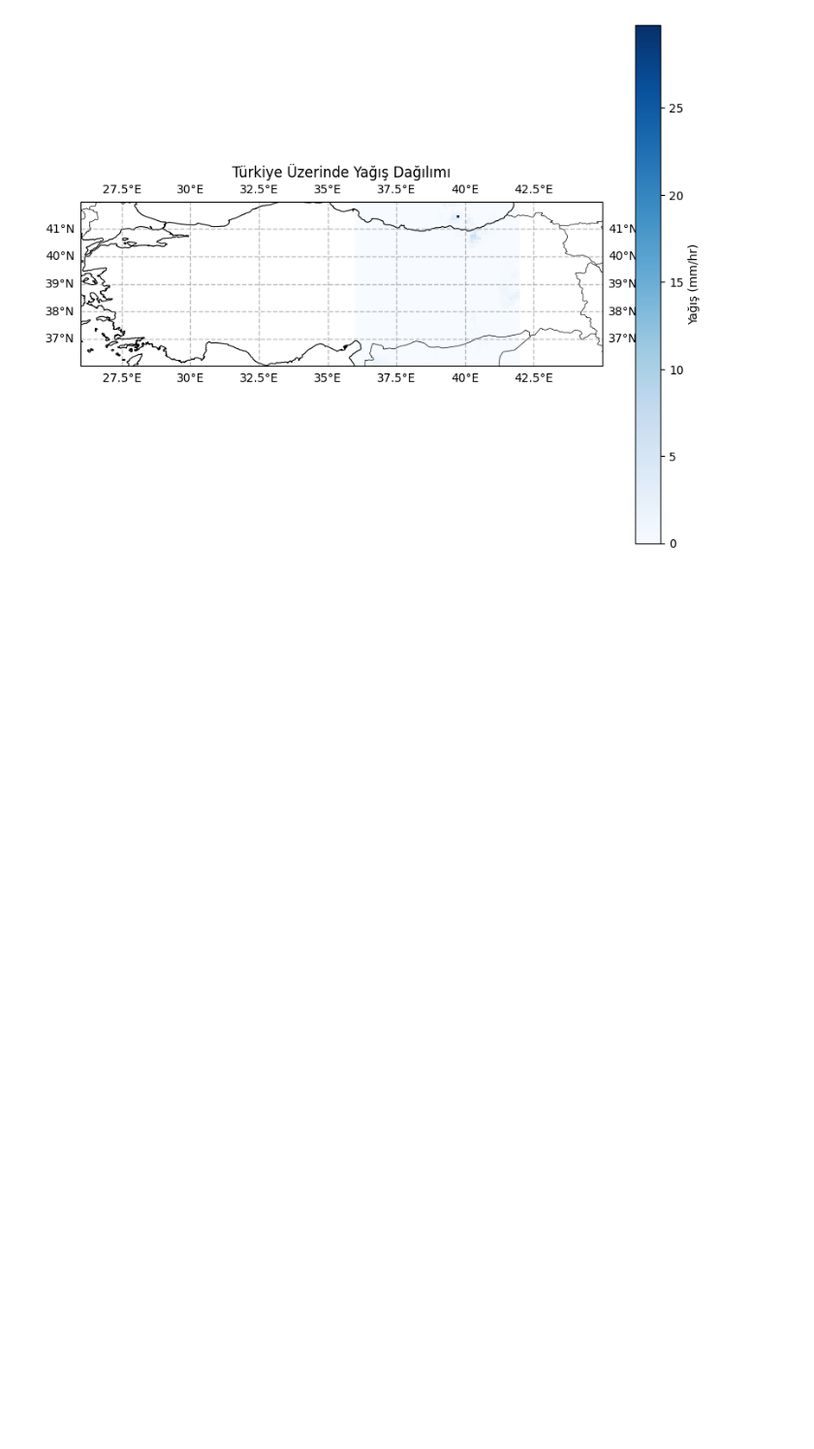
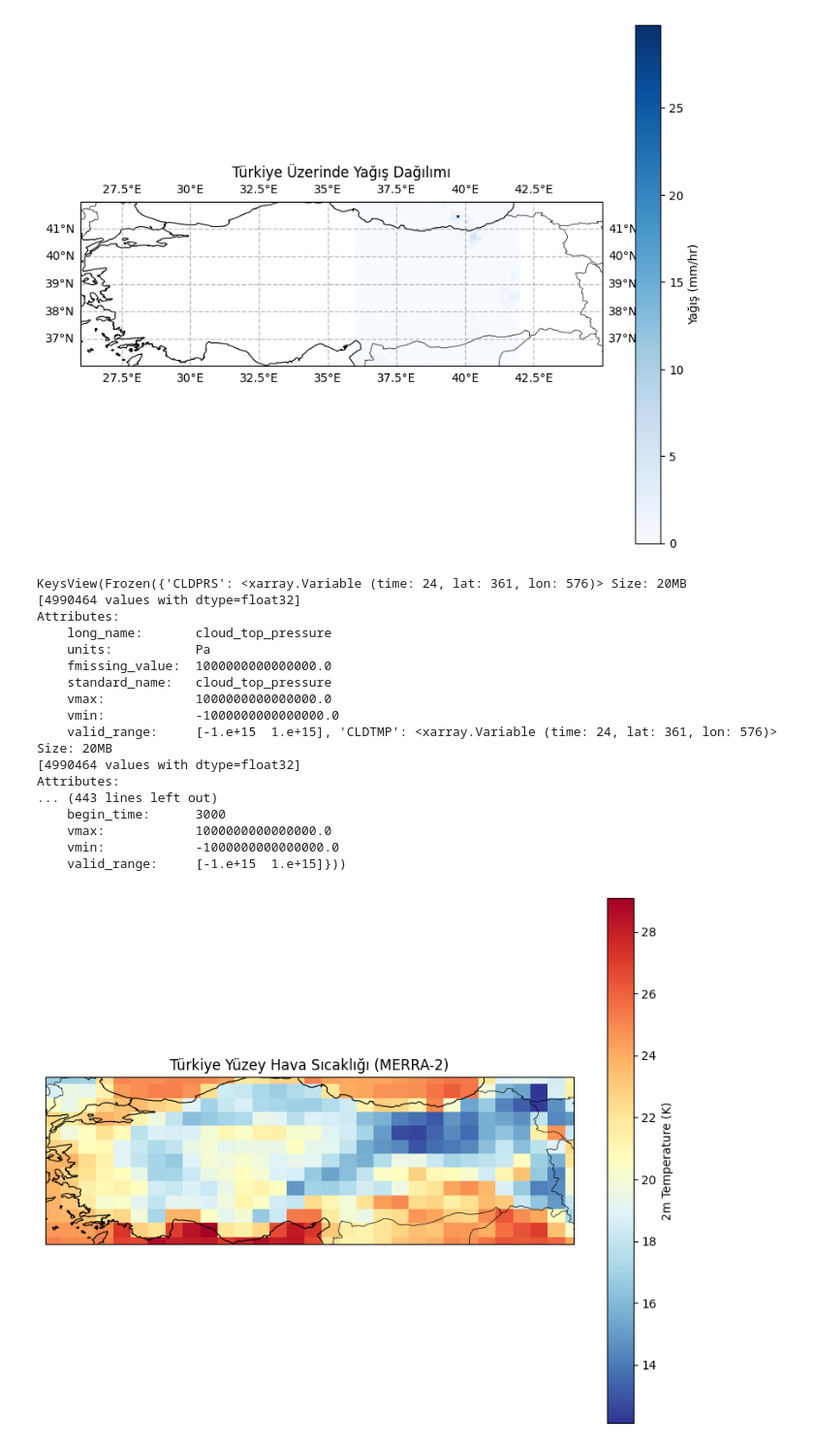
Before and after one commit to VastSea0/nasa-hackathon, a Jupyter notebook: main.ipynb, the cells around one changed output. Shown at 97% size. Cells and saved outputs as stored; diff of their text form; code cells hidden in the pictures; blank space fills up the shorter version.

Commit message:
add temperature

```diff
--- a/main.ipynb
+++ b/main.ipynb
@@ -386,3 +390,76 @@ Attempting to open with xarray, specifying the '/Grid' group...
 
 Successfully subsetted data for Türkiye bounding box.
 [figure]
+# %%
+import earthaccess
+import xarray as xr
+
+results_temp = earthaccess.search_data(
+    short_name="M2T1NXSLV",  # 1-hourly single level diagnostics
+    cloud_hosted=True,
+    temporal=("2025-09-01", "2025-10-2"),  # örnek tarih aralığı
+    bounding_box=(26, 36, 45, 42)  # Türkiye sınırları
+)
+
+file_objects_temp = earthaccess.open(results_temp[0:1])
+
+ds_temp = xr.open_dataset(file_objects_temp[0])
+
+# Değişkenleri listele
+print(ds_temp.variables.keys())
+
+# 2 metre sıcaklığı
+temp2m = ds_temp["T2M"].sel(
+    lon=slice(26, 45),
+    lat=slice(36, 42)
+) - 273.15
+
+# Türkiye sınırlarında subset al
+temp_subset = temp2m.sel(lon=slice(26, 45), lat=slice(36, 42))
+
+temperature_c = ds_temp["T2M"].sel(
+    lon=slice(26, 45),
+    lat=slice(36, 42)
+) - 273.15
+
+
+# İlk zaman dilimi için çizelim
+import matplotlib.pyplot as plt
+import cartopy.crs as ccrs
+import cartopy.feature as cfeature
+
+plt.figure(figsize=(10, 8))
+ax = plt.axes(projection=ccrs.PlateCarree())
+ax.set_extent([26, 45, 36, 42])
+
+ax.add_feature(cfeature.COASTLINE, linewidth=0.8)
+ax.add_feature(cfeature.BORDERS, linewidth=0.5)
+
+temp_subset.isel(time=0).plot(
+    ax=ax,
+    transform=ccrs.PlateCarree(),
+    cmap="RdYlBu_r",
+    cbar_kwargs={'label': '2m Temperature (K)'}
+)
+
+plt.title('Türkiye Yüzey Hava Sıcaklığı (MERRA-2)')
+plt.show()
+# %% [output]
+KeysView(Frozen({'CLDPRS': <xarray.Variable (time: 24, lat: 361, lon: 576)> Size: 20MB
+[4990464 values with dtype=float32]
+Attributes:
+    long_name:       cloud_top_pressure
+    units:           Pa
+    fmissing_value:  1000000000000000.0
+    standard_name:   cloud_top_pressure
+    vmax:            1000000000000000.0
+    vmin:            -1000000000000000.0
+    valid_range:     [-1.e+15  1.e+15], 'CLDTMP': <xarray.Variable (time: 24, lat: 361, lon: 576)> Size: 20MB
+[4990464 values with dtype=float32]
+Attributes:
+... (443 lines left out)
+    begin_time:      3000
+    vmax:            1000000000000000.0
+    vmin:            -1000000000000000.0
+    valid_range:     [-1.e+15  1.e+15]}))
+[figure, added]
```
Also changed, not shown: parts of 7 cells of this notebook.
